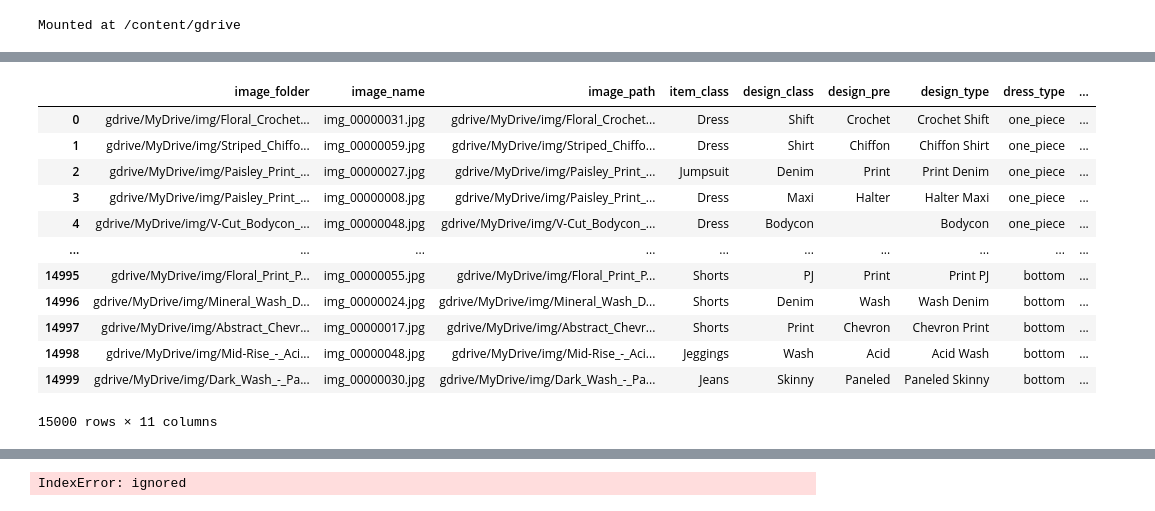
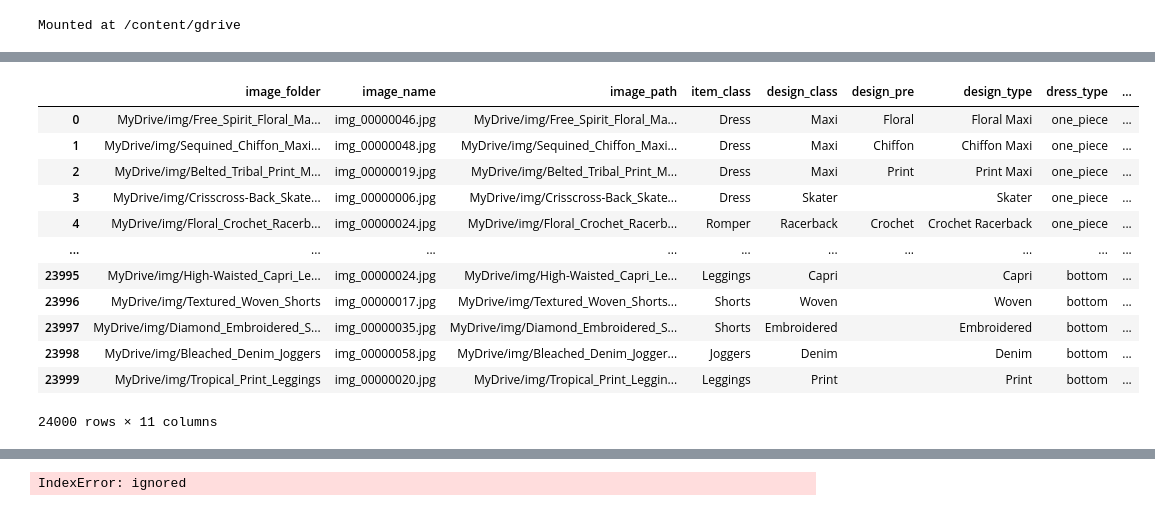
Before and after one commit to juhi2811/DeepFashionFeaturizer, a Jupyter notebook: Multi_output_dnn.ipynb, the cells around one changed output, grey strips where cells are left out. Drawn from its saved outputs; the diff is of its cells as text; code cells hidden in the pictures.

```diff
--- a/Multi_output_dnn.ipynb
+++ b/Multi_output_dnn.ipynb
@@ -78,2 +98,2 @@ df_images=pd.DataFrame(columns=["image_folder","image_name"])
 # %%
-folders_images=["gdrive/MyDrive/img/"+f for f in os.listdir("gdrive/MyDrive/img") if "." not in f]
+folders_images=["MyDrive/img/"+f for f in os.listdir("MyDrive/img") if "." not in f]
@@ -152,7 +187,7 @@ casuals=[ 'Tee', 'Top', 'Sweater', 'Halter',   'Jacket',
 sporty=['Hoodie','Tank','Jersey','Joggers',  'Hoodie']
 df_images["dress_type"]=df_images["item_class"].apply(lambda x: ["top" if x in tops else "bottom" if x in bottoms else "one_piece"][0])
 df_images["dress_ocassion"]=df_images["item_class"].apply(lambda x: ["sporty" if x in sporty else "formal" if x in formals else "casual"][0])
-df_images["broad_design"]=df_images["design_type"].apply(lambda x: ["Print" if ("print" in x.lower() or "floral" in x.lower() or "dot" in x.lower() or "embroidere" in x.lower() or "stripe" in x.lower() or "boxy" in x.lower()) else "Washed" if ("dye" in x.lower() or "wash" in x.lower() or "tulip" in x.lower()) else "Knit" if ("knit" in x.lower() or "embroidere" in x.lower() or "woven" in x.lower() or "crochet" in x.lower() or "texture" in x.lower()) else "Classic"][0])
+df_images["broad_design"]=df_images["design_type"].apply(lambda x: ["Print" if ("print" in x.lower() or "floral" in x.lower() or "dot" in x.lower() or "tulip" in x.lower() or "stripe" in x.lower() or "boxy" in x.lower() or "tulip" in x.lower() or "rose" in x.lower()) else "Knit" if ("knit" in x.lower()  or "embroidere" in x.lower() or "woven" in x.lower() or "crochet" in x.lower() or "texture" in x.lower()) else "Classic"][0])
 # %%
-df_images["print_type"]=df_images["design_type"].apply(lambda x: ["Dotted" if "dot" in x.lower() else "Floral" if  ("floral" in x.lower() or "embroidere" in x.lower()) else "Striped" if "stripe" in x.lower() else "Lined"  if "boxy" in x.lower() else "Graphic" if "graphic" in x.lower() else "NA"][0])
-df_images["print_type"]=df_images.apply(lambda dfx: ["Other prints" if (dfx["broad_design"]=="Print" and dfx["print_type"]=="NA") else dfx["print_type"]],axis=1)
+df_images["print_type"]=df_images["design_type"].apply(lambda x: ["Dotted" if ("dot" in x.lower() or "spot" in x.lower()) else "Floral" if  ("floral" in x.lower() or "rose" in x.lower()) else "Striped" if ("stripe" in x.lower() and "lined" in x.lower()) else "Boxed"  if "boxy" in x.lower() else "Graphic" if "graphic" in x.lower() else "NA"][0])
+df_images["print_type"]=df_images.apply(lambda dfx: ["Other prints" if (dfx["broad_design"]=="Print" and dfx["print_type"]=="NA") else dfx["print_type"]][0],axis=1)
@@ -179,7 +223,8 @@ df_images[df_images["design_type"].str.contains("Baroque")]
 # %%
+###Sampling for equal number of samples per design
 df_images_rel_des=pd.DataFrame()
 for dt in df_images["broad_design"].unique():
-  df_append=df_images[df_images["broad_design"]==dt].sample(n=10000, replace=True, random_state=44)
+  df_append=df_images[df_images["broad_design"]==dt].sample(n=15000, replace=True, random_state=44)
   df_images_rel_des=df_images_rel_des.append(df_append,ignore_index=True)
 df_images_rel_des
 # %% [output]
@@ -199,20 +244,21 @@ df_images_rel_des
 # %%
+###Sampling for equal number of samples per dress type
 df_images_rel=pd.DataFrame()
 for dt in df_images["dress_type"].unique():
-  df_append=df_images_rel_des[df_images_rel_des["dress_type"]==dt].sample(n=5000, replace=True, random_state=33)
+  df_append=df_images_rel_des[df_images_rel_des["dress_type"]==dt].sample(n=8000, replace=True, random_state=33)
   df_images_rel=df_images_rel.append(df_append,ignore_index=True)
 df_images_rel
 # %% [output]
 |  | image_folder | image_name | image_path | item_class | design_class | design_pre | design_type | dress_type | ... |
-| 0 | gdrive/MyDrive/img/Floral_Crochet... | img_00000031.jpg | gdrive/MyDrive/img/Floral_Crochet... | Dress | Shift | Crochet | Crochet Shift | one_piece | ... |
-| 1 | gdrive/MyDrive/img/Striped_Chiffo... | img_00000059.jpg | gdrive/MyDrive/img/Striped_Chiffo... | Dress | Shirt | Chiffon | Chiffon Shirt | one_piece | ... |
-| 2 | gdrive/MyDrive/img/Paisley_Print_... | img_00000027.jpg | gdrive/MyDrive/img/Paisley_Print_... | Jumpsuit | Denim | Print | Print Denim | one_piece | ... |
-| 3 | gdrive/MyDrive/img/Paisley_Print_... | img_00000008.jpg | gdrive/MyDrive/img/Paisley_Print_... | Dress | Maxi | Halter | Halter Maxi | one_piece | ... |
-| 4 | gdrive/MyDrive/img/V-Cut_Bodycon_... | img_00000048.jpg | gdrive/MyDrive/img/V-Cut_Bodycon_... | Dress | Bodycon |  | Bodycon | one_piece | ... |
+| 0 | MyDrive/img/Free_Spirit_Floral_Ma... | img_00000046.jpg | MyDrive/img/Free_Spirit_Floral_Ma... | Dress | Maxi | Floral | Floral Maxi | one_piece | ... |
+| 1 | MyDrive/img/Sequined_Chiffon_Maxi... | img_00000048.jpg | MyDrive/img/Sequined_Chiffon_Maxi... | Dress | Maxi | Chiffon | Chiffon Maxi | one_piece | ... |
+| 2 | MyDrive/img/Belted_Tribal_Print_M... | img_00000019.jpg | MyDrive/img/Belted_Tribal_Print_M... | Dress | Maxi | Print | Print Maxi | one_piece | ... |
+| 3 | MyDrive/img/Crisscross-Back_Skate... | img_00000006.jpg | MyDrive/img/Crisscross-Back_Skate... | Dress | Skater |  | Skater | one_piece | ... |
+| 4 | MyDrive/img/Floral_Crochet_Racerb... | img_00000024.jpg | MyDrive/img/Floral_Crochet_Racerb... | Romper | Racerback | Crochet | Crochet Racerback | one_piece | ... |
 | ... | ... | ... | ... | ... | ... | ... | ... | ... | ... |
-| 14995 | gdrive/MyDrive/img/Floral_Print_P... | img_00000055.jpg | gdrive/MyDrive/img/Floral_Print_P... | Shorts | PJ | Print | Print PJ | bottom | ... |
-| 14996 | gdrive/MyDrive/img/Mineral_Wash_D... | img_00000024.jpg | gdrive/MyDrive/img/Mineral_Wash_D... | Shorts | Denim | Wash | Wash Denim | bottom | ... |
-| 14997 | gdrive/MyDrive/img/Abstract_Chevr... | img_00000017.jpg | gdrive/MyDrive/img/Abstract_Chevr... | Shorts | Print | Chevron | Chevron Print | bottom | ... |
-| 14998 | gdrive/MyDrive/img/Mid-Rise_-_Aci... | img_00000048.jpg | gdrive/MyDrive/img/Mid-Rise_-_Aci... | Jeggings | Wash | Acid | Acid Wash | bottom | ... |
-| 14999 | gdrive/MyDrive/img/Dark_Wash_-_Pa... | img_00000030.jpg | gdrive/MyDrive/img/Dark_Wash_-_Pa... | Jeans | Skinny | Paneled | Paneled Skinny | bottom | ... |
+| 23995 | MyDrive/img/High-Waisted_Capri_Le... | img_00000024.jpg | MyDrive/img/High-Waisted_Capri_Le... | Leggings | Capri |  | Capri | bottom | ... |
+| 23996 | MyDrive/img/Textured_Woven_Shorts | img_00000017.jpg | MyDrive/img/Textured_Woven_Shorts... | Shorts | Woven |  | Woven | bottom | ... |
+| 23997 | MyDrive/img/Diamond_Embroidered_S... | img_00000035.jpg | MyDrive/img/Diamond_Embroidered_S... | Shorts | Embroidered |  | Embroidered | bottom | ... |
+| 23998 | MyDrive/img/Bleached_Denim_Joggers | img_00000058.jpg | MyDrive/img/Bleached_Denim_Jogger... | Joggers | Denim |  | Denim | bottom | ... |
+| 23999 | MyDrive/img/Tropical_Print_Leggings | img_00000020.jpg | MyDrive/img/Tropical_Print_Leggin... | Leggings | Print |  | Print | bottom | ... |
-15000 rows × 11 columns
+24000 rows × 11 columns
```
Also changed, not shown: parts of 85 cells of this notebook.
